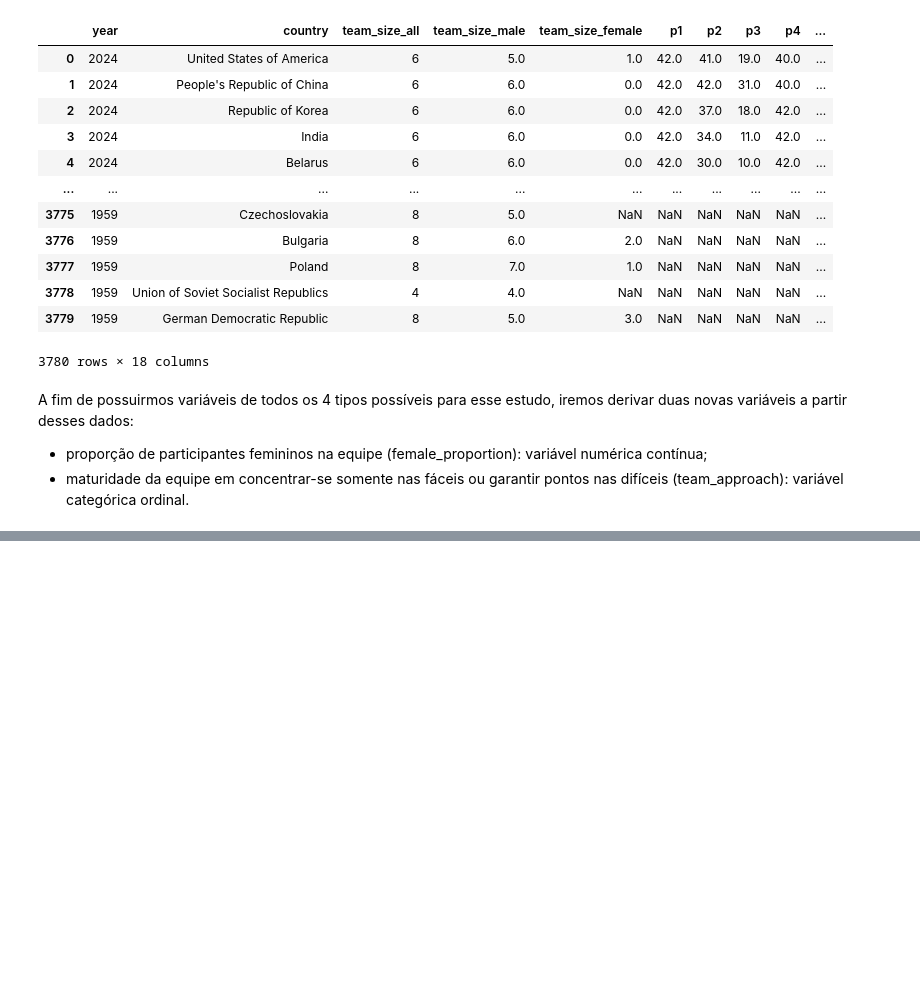
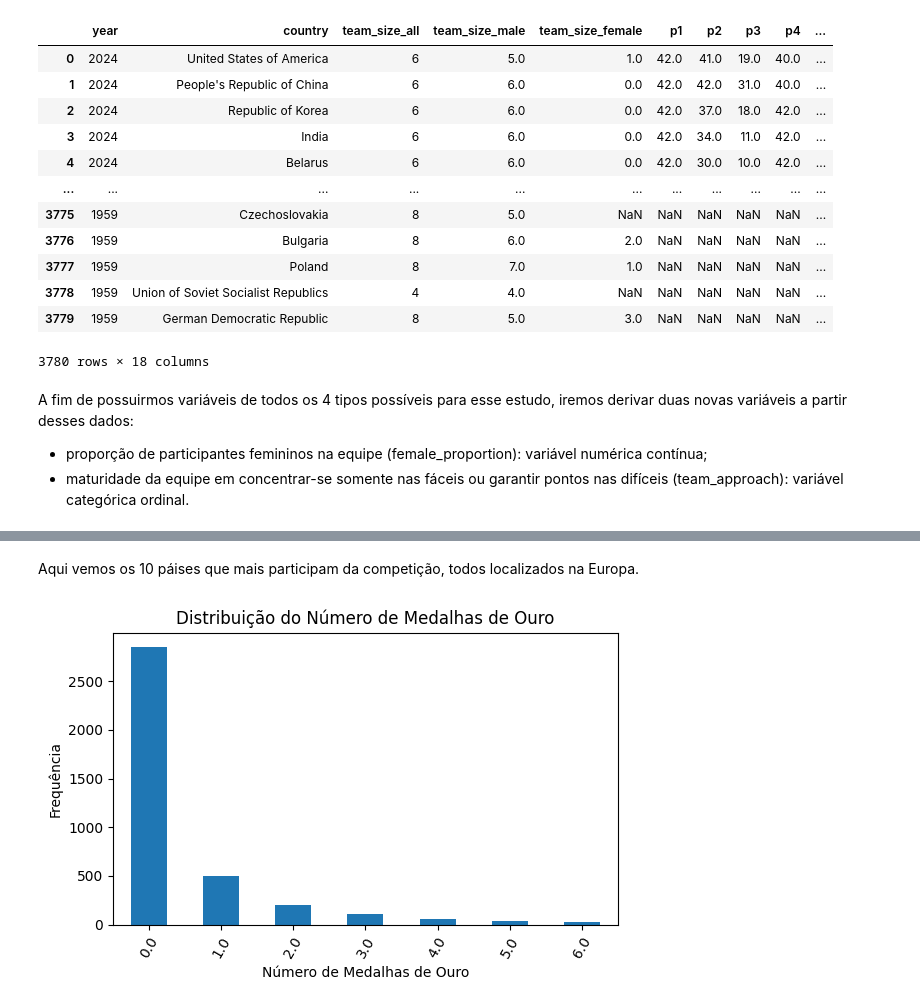
Before and after one commit to MatheusLuna37/IMO-analysis, a Jupyter notebook: teste03.ipynb, the cells around one changed output, grey strips where cells are left out. Cells and saved outputs as stored; diff of their text form; code cells hidden in the pictures; blank space fills up the shorter version.

```diff
--- a/teste03.ipynb
+++ b/teste03.ipynb
@@ -77,0 +77,15 @@ with pd.option_context("display.max_rows", None):
+# %% [markdown]
+Aqui vemos os 10 páises que mais participam da competição, todos localizados na Europa.
+# %%
+#VARIÁVEL QUANTITATIVA DISCRETA
+
+ouros = data['awards_gold'].value_counts().sort_index() #conta quantas vezes cada número de medalhas de ouro aparece e ordena
+ourosplot = ouros.plot(kind='bar', figsize=(6,4), title='Distribuição do Número de Medalhas de Ouro',fontsize=10, rot= 60); #gera o gráfico de barras
+# legendas dos eixos
+plt.xlabel('Número de Medalhas de Ouro');
+plt.ylabel('Frequência');
+
+plt.tight_layout()
+plt.show()
+# %% [output]
+[figure, added]
```
Also changed, not shown: parts of 12 cells of this notebook.
